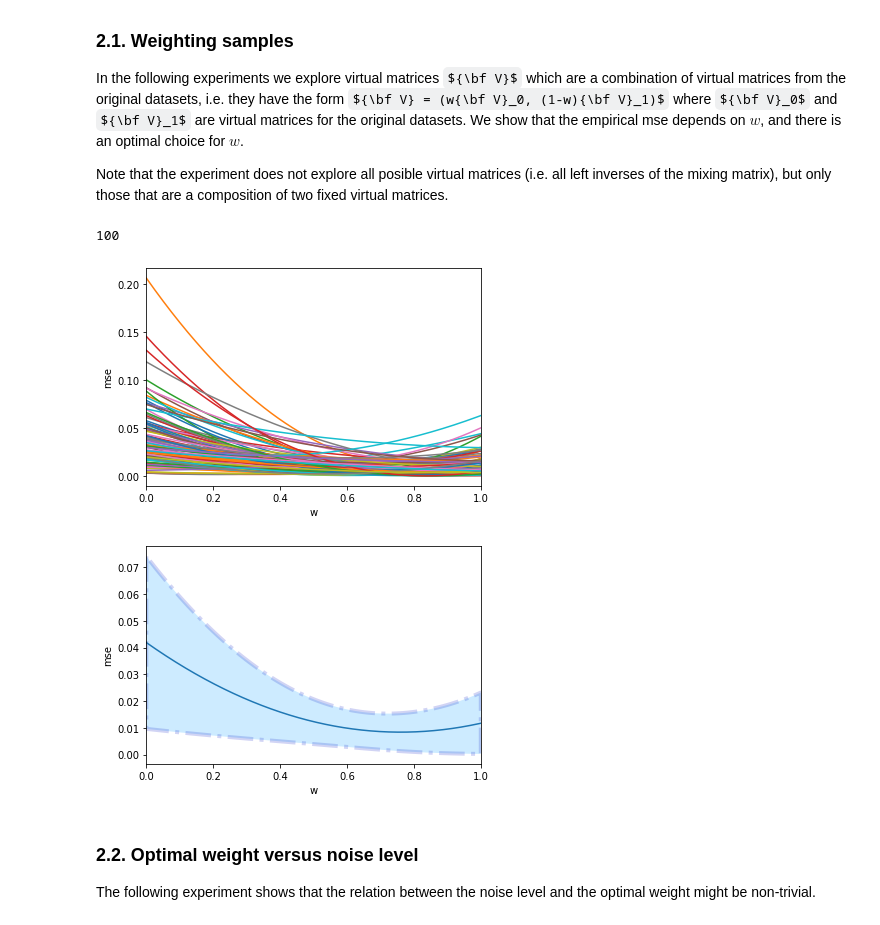
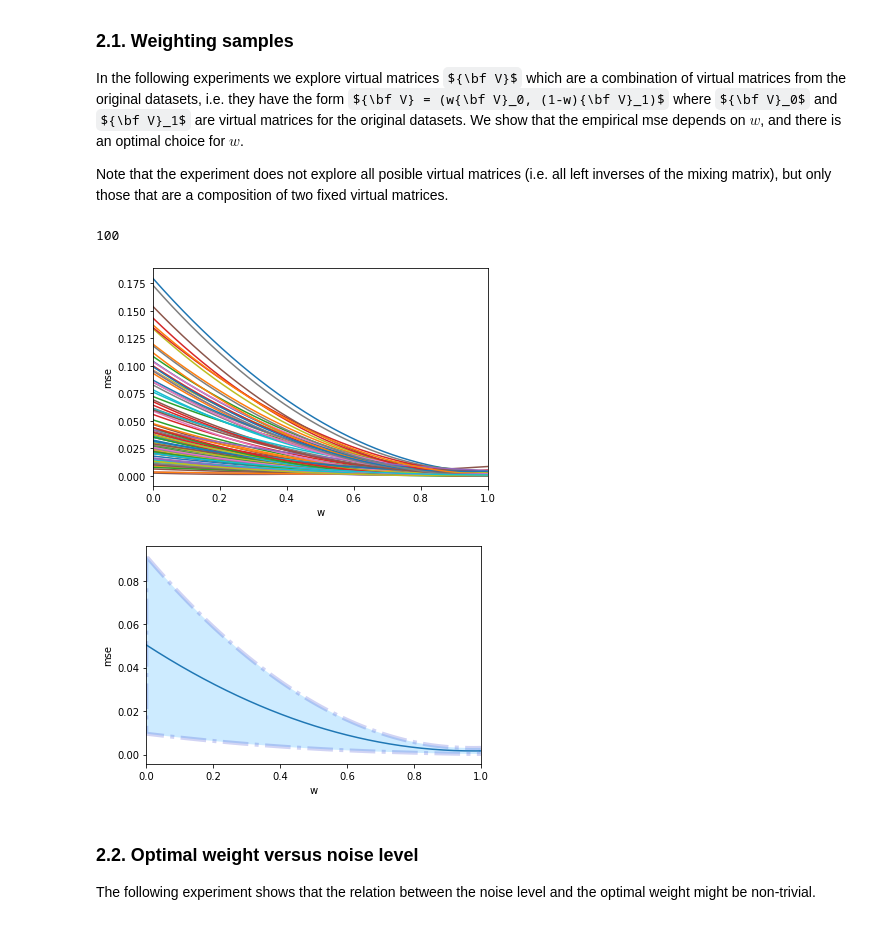
Before and after one commit to Orieus/WeakLabelModel, a Jupyter notebook: WL02_recycling_labels.ipynb, the cells around one changed output. Drawn from its saved outputs; the diff is of its cells as text; code cells hidden in the pictures; some formulas as TeX source.

Commit message:
Updated notebooks - Updated notebooks to work with the new class - The second notebook was using wrong arguments for computeM - Added travis configuration file

```diff
--- a/WL02_recycling_labels.ipynb
+++ b/WL02_recycling_labels.ipynb
@@ -397,7 +400,7 @@ I_C = np.eye(C)
 # Mixing matrix
 wl_model = 'quasi-IPL'
 WLM = wlw.WLmodel(C, model_class=wl_model)
-M = WLM.computeM(C, beta=beta, method=wl_model)
+M = WLM.computeM()
 
 mse = []
 for n in range(n_sim):
@@ -420,35 +423,35 @@ for n in range(n_sim):
     v = WLM.virtual_labels(z, method=vl_model)
     v = WLM.virtual_labels(z, method=vl_model)
 
     f_v = np.mean(v, axis=0)
 
     # Combination of virtual labels.
     # Al values of w provide consistent virtual matrices. However, the msw for a finite sample depends on w.
     w = np.arange(0, 1, 0.001)[:, np.newaxis]
     f_est = f * w + f_v * (1 - w)
     mse_n = np.sum((f_est - eta)**2, axis=1)
     mse.append(mse_n)
 
 plt.plot(w.flatten(), np.array(mse).T)
 plt.xlabel('w')
 plt.ylabel('mse')
 plt.xlim([0, 1])
 plt.show()
 
 mse_mean =  np.mean(np.array(mse), axis=0)
 mse_std = np.std(np.array(mse), axis=0)
 plt.plot(w.flatten(), mse_mean)
 plt.fill_between(w.flatten(), mse_mean - mse_std, mse_mean + mse_std,
     alpha=0.2, edgecolor='#1B2ACC', facecolor='#089FFF',
     linewidth=4, linestyle='dashdot', antialiased=True)
 plt.xlabel('w')
 plt.ylabel('mse')
 plt.xlim([0, 1])
 plt.show()
 # %% [output]
 100
-[figure, old version]
+[figure, new version]
-[figure, old version]
+[figure, new version]
 # %% [markdown]
 ### 2.2. Optimal weight versus noise level
 
```
Also changed, not shown: parts of 15 cells of this notebook, 1 other file.
